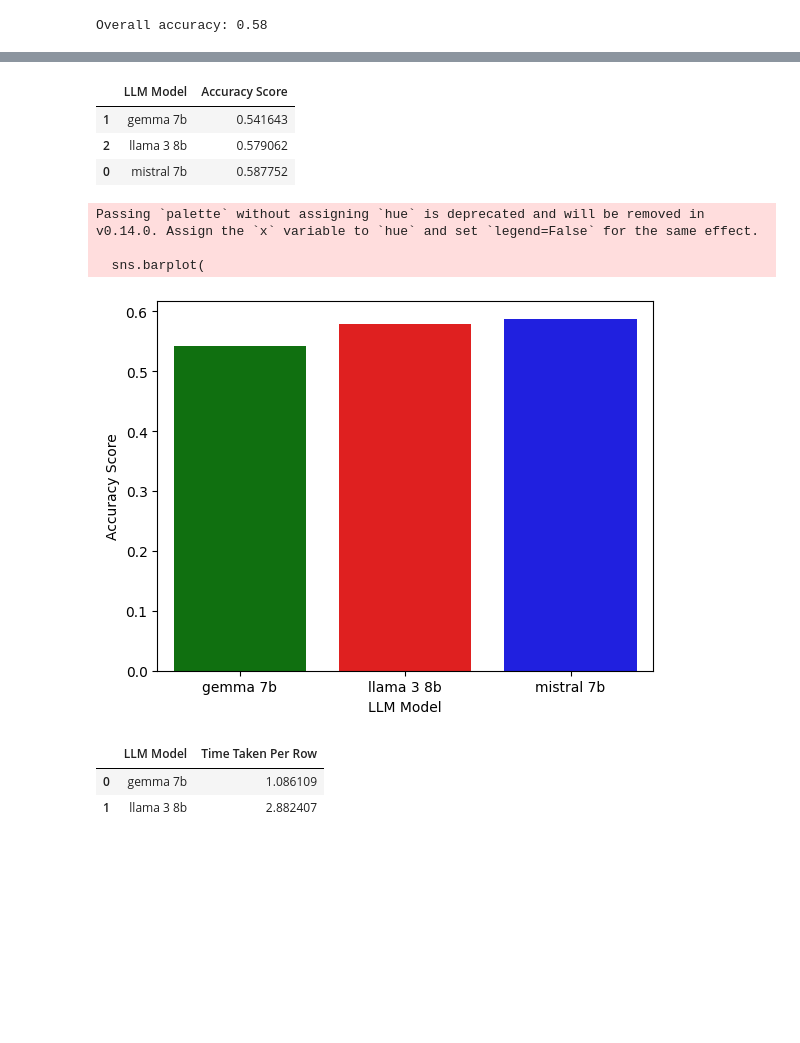
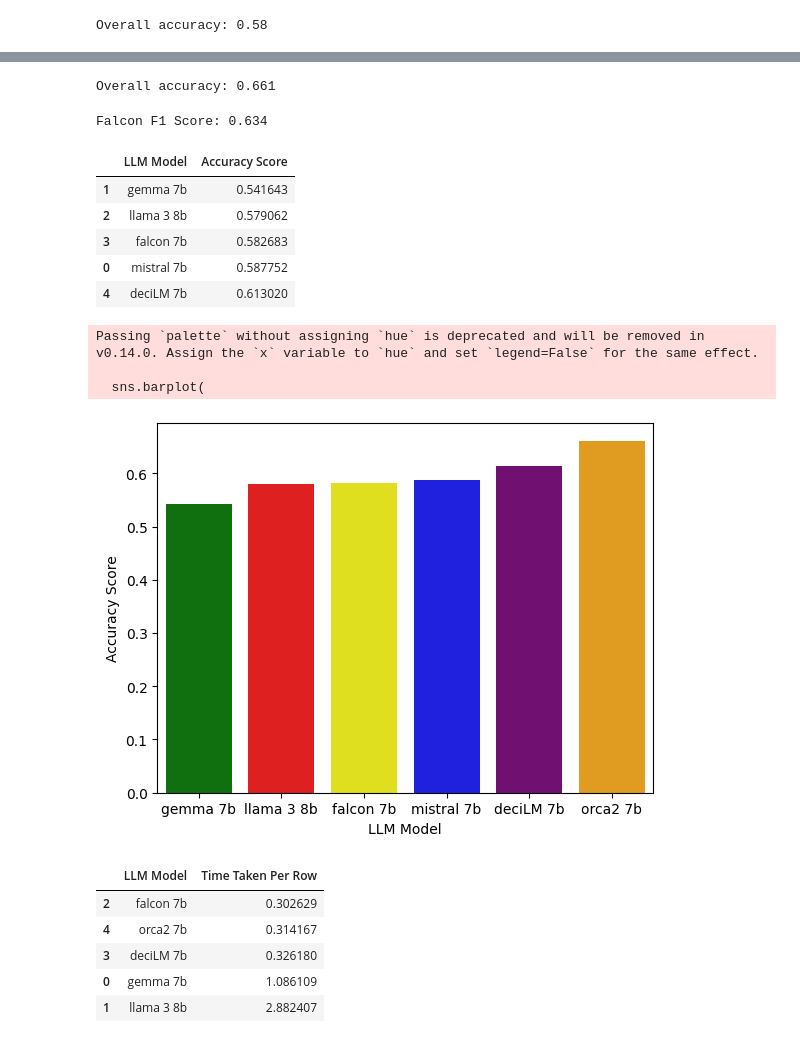
Before and after one commit to data-sci-capstone/copilot, a Jupyter notebook: Evaluation/sentiment-eval-models.ipynb, the cells around one changed output, grey strips where cells are left out. Cells and saved outputs as stored; diff of their text form; code cells hidden in the pictures; blank space fills up the shorter version.

Commit message:
added orca and deci to sentiment evals

```diff
--- a/Evaluation/sentiment-eval-models.ipynb
+++ b/Evaluation/sentiment-eval-models.ipynb
@@ -166,0 +287,3 @@ Overall accuracy: 0.58
+# %%
+orca_sentiment = get_model_sentiment_data('orca2 7b')
+orca_sentiment.head()
@@ -166,0 +297,6 @@ Overall accuracy: 0.58
+# %%
+conf_mat_orca = pd.merge(train_df[["dialogue_id", "actual_sentiment"]],
+                        orca_sentiment[["dialogue_id", "generated_sentiment"]],
+                        on="dialogue_id",
+                        how="inner")
+conf_mat_orca.head()
@@ -167,5 +326,19 @@ Overall accuracy: 0.58
+# %%
+accuracy_orca = accuracy_score(conf_mat_orca["actual_sentiment"], conf_mat_orca["generated_sentiment"])
+print(f"Overall accuracy: {accuracy_orca:.3f}")
+# %% [output]
+Overall accuracy: 0.661
+# %%
+from sklearn.metrics import f1_score
+
+# Calculate F1 score
+orca_f1 = f1_score(conf_mat_orca["actual_sentiment"], conf_mat_orca["generated_sentiment"], average='weighted')
+
+print(f"Falcon F1 Score: {orca_f1:.3f}")
+# %% [output]
+Falcon F1 Score: 0.634
 # %%
-bar_df = pd.DataFrame({'mistral 7b': [accuracy_mistral], 'gemma 7b': [accuracy_gemma], 'llama 3 8b':[accuracy_llama3]})
+bar_df = pd.DataFrame({'mistral 7b': [accuracy_mistral], 'gemma 7b': [accuracy_gemma], 'llama 3 8b':[accuracy_llama3], 'falcon 7b':[accuracy_falcon], 'deciLM 7b':[accuracy_deci], 'orca2 7b':[accuracy_orca]})
 bar_df = bar_df.melt(var_name='LLM Model', value_name='Accuracy Score')
 bar_df = bar_df.sort_values('Accuracy Score', ascending=True)
 bar_df.head()
@@ -173,29 +346,35 @@ bar_df.head()
 |  | LLM Model | Accuracy Score |
 | 1 | gemma 7b | 0.541643 |
 | 2 | llama 3 8b | 0.579062 |
+| 3 | falcon 7b | 0.582683 |
 | 0 | mistral 7b | 0.587752 |
+| 4 | deciLM 7b | 0.613020 |
 # %%
-colors = {'mistral 7b': 'blue', 'gemma 7b': 'green', 'llama 3 8b': 'red'}
+colors = {'mistral 7b': 'blue', 'gemma 7b': 'green', 'llama 3 8b': 'red', 'falcon 7b':'yellow', 'deciLM 7b':'purple', 'orca2 7b':'orange'}
 sns.barplot(
     x = "LLM Model",
     y = "Accuracy Score",
     data = bar_df,
     palette=colors
 )
 
 plt.show()
 # %% [output]
 Passing `palette` without assigning `hue` is deprecated and will be removed in v0.14.0. Assign the `x` variable to `hue` and set `legend=False` for the same effect.
 
   sns.barplot(
-[figure, old version]
+[figure, new version]
 # %%
-bar_df2 = pd.DataFrame({'gemma 7b': [sum(gemma_sentiment['time_sentiment_taken']) / 12427], 'llama 3 8b':[sum(llama3_sentiment["time_sentiment_taken"]) / 12427]})
+bar_df2 = pd.DataFrame({'gemma 7b': [sum(gemma_sentiment['time_sentiment_taken']) / 12427], 'llama 3 8b':[sum(llama3_sentiment["time_sentiment_taken"]) / 12427],  'falcon 7b':[sum(falcon_sentiment["time_sentiment_taken"]) / 12427],
+                        'deciLM 7b':[sum(deci_sentiment['time_sentiment_taken']) / 12427], 'orca2 7b':[sum(orca_sentiment['time_sentiment_taken']) / 12427]})
 bar_df2 = bar_df2.melt(var_name='LLM Model', value_name='Time Taken Per Row')
 bar_df2 = bar_df2.sort_values('Time Taken Per Row', ascending=True)
 bar_df2.head()
 # %% [output]
 |  | LLM Model | Time Taken Per Row |
+| 2 | falcon 7b | 0.302629 |
+| 4 | orca2 7b | 0.314167 |
+| 3 | deciLM 7b | 0.326180 |
 | 0 | gemma 7b | 1.086109 |
 | 1 | llama 3 8b | 2.882407 |
 # %%
```
Also changed, not shown: parts of 24 cells of this notebook, 1 other file.
